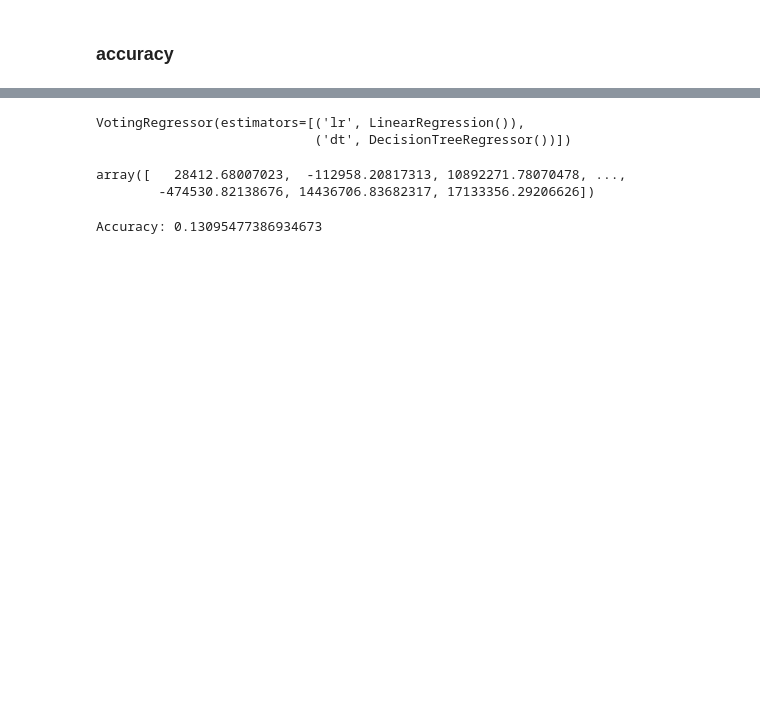
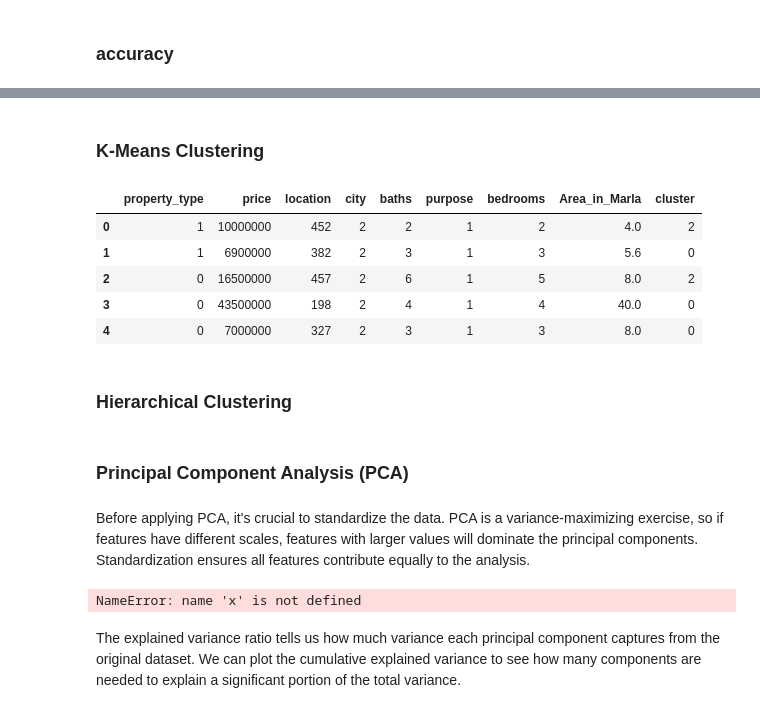
Before and after one commit to Ruhul73/House-price-prediction-, a Jupyter notebook: house_price_data_set_training.ipynb, the cells around one changed output, grey strips where cells are left out. Cells and saved outputs as stored; diff of their text form; code cells hidden in the pictures; blank space fills up the shorter version.

```diff
--- a/house_price_data_set_training.ipynb
+++ b/house_price_data_set_training.ipynb
@@ -360,25 +375,54 @@ vc=VotingClassifier(estimators=[('lr',model),('dt',clf)],voting="soft")
-# %%
-from sklearn.tree import DecisionTreeRegressor
-from sklearn.ensemble import VotingRegressor
-
-# Re-initialize clf as a DecisionTreeRegressor
-clf_reg = DecisionTreeRegressor()
-clf_reg.fit(x_train, y_train)
-
-# Re-initialize vc as a VotingRegressor with appropriate estimators
-vc = VotingRegressor(estimators=[('lr', model), ('dt', clf_reg)])
-
-vc.fit(x_train, y_train)
-# %% [output]
-VotingRegressor(estimators=[('lr', LinearRegression()),
-                            ('dt', DecisionTreeRegressor())])
-# %%
-vc.predict(x_test)
-# %% [output]
-array([   28412.68007023,  -112958.20817313, 10892271.78070478, ...,
-        -474530.82138676, 14436706.83682317, 17133356.29206626])
-# %%
-accuracy = accuracy_score(y_test, y_pred)
-print(f'Accuracy: {accuracy}')
-# %% [output]
-Accuracy: 0.13095477386934673
+# %% [markdown]
+### K-Means Clustering
+# %%
+from sklearn.cluster import KMeans
+
+# Initialize KMeans with a desired number of clusters (e.g., 3)
+kmeans = KMeans(n_clusters=3, random_state=42, n_init='auto')
+
+# Fit KMeans to your features (x)
+kmeans.fit(x)
+
+# Get cluster labels
+clusters = kmeans.labels_
+
+# Add cluster labels to your original DataFrame
+df['cluster'] = clusters
+
+# Display the DataFrame with the new 'cluster' column
+display(df.head())
+# %% [output]
+|  | property_type | price | location | city | baths | purpose | bedrooms | Area_in_Marla | cluster |
+| 0 | 1 | 10000000 | 452 | 2 | 2 | 1 | 2 | 4.0 | 2 |
+| 1 | 1 | 6900000 | 382 | 2 | 3 | 1 | 3 | 5.6 | 0 |
+| 2 | 0 | 16500000 | 457 | 2 | 6 | 1 | 5 | 8.0 | 2 |
+| 3 | 0 | 43500000 | 198 | 2 | 4 | 1 | 4 | 40.0 | 0 |
+| 4 | 0 | 7000000 | 327 | 2 | 3 | 1 | 3 | 8.0 | 0 |
+# %% [markdown]
+### Hierarchical Clustering
+# %% [markdown]
+### Principal Component Analysis (PCA)
+# %% [markdown]
+Before applying PCA, it's crucial to standardize the data. PCA is a variance-maximizing exercise, so if features have different scales, features with larger values will dominate the principal components. Standardization ensures all features contribute equally to the analysis.
+# %%
+from sklearn.preprocessing import StandardScaler
+from sklearn.decomposition import PCA
+import matplotlib.pyplot as plt
+
+# Ensure 'x' is defined from cell f2ef9edb before running this cell.
+# If you encountered a NameError previously, please execute cell f2ef9edb first.
+
+# Standardize the data
+scaler = StandardScaler()
+x_scaled = scaler.fit_transform(x)
+
+# Apply PCA
+pca = PCA()
+pca.fit(x_scaled)
+
+# Get the explained variance ratio
+explained_variance_ratio = pca.explained_variance_ratio_
+# %% [output]
+NameError: name 'x' is not defined
+# %% [markdown]
+The explained variance ratio tells us how much variance each principal component captures from the original dataset. We can plot the cumulative explained variance to see how many components are needed to explain a significant portion of the total variance.
```
Also changed, not shown: parts of 18 cells of this notebook.
